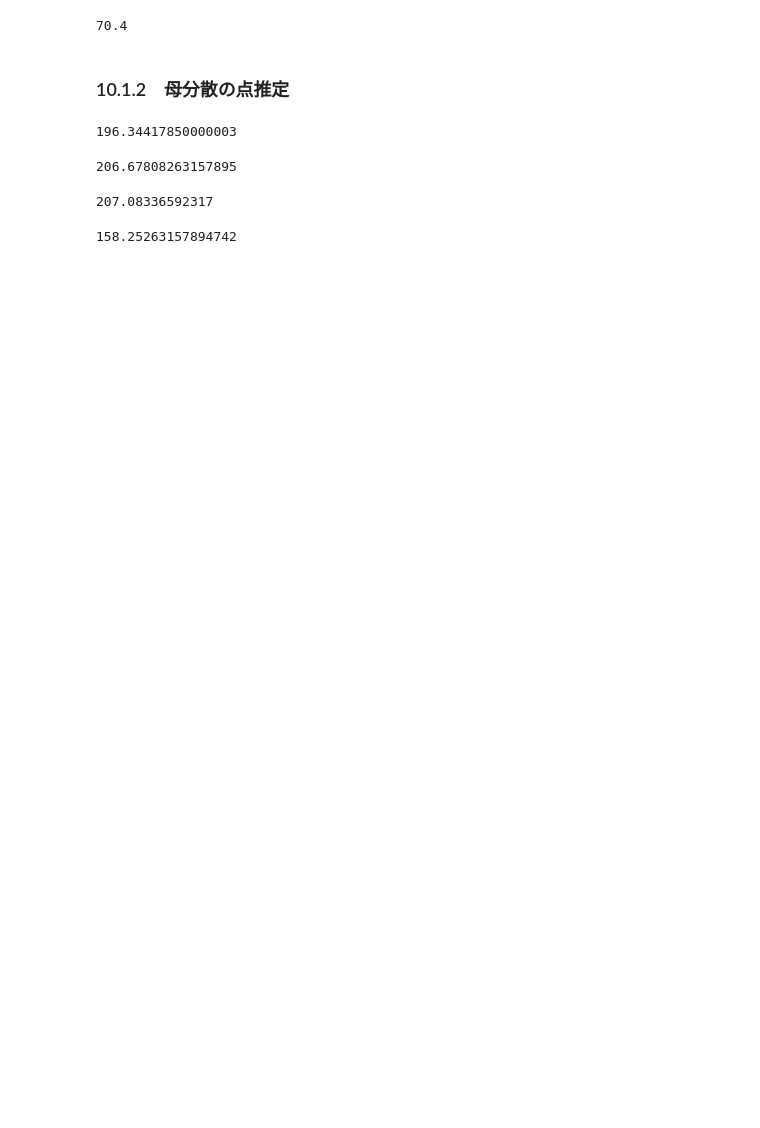
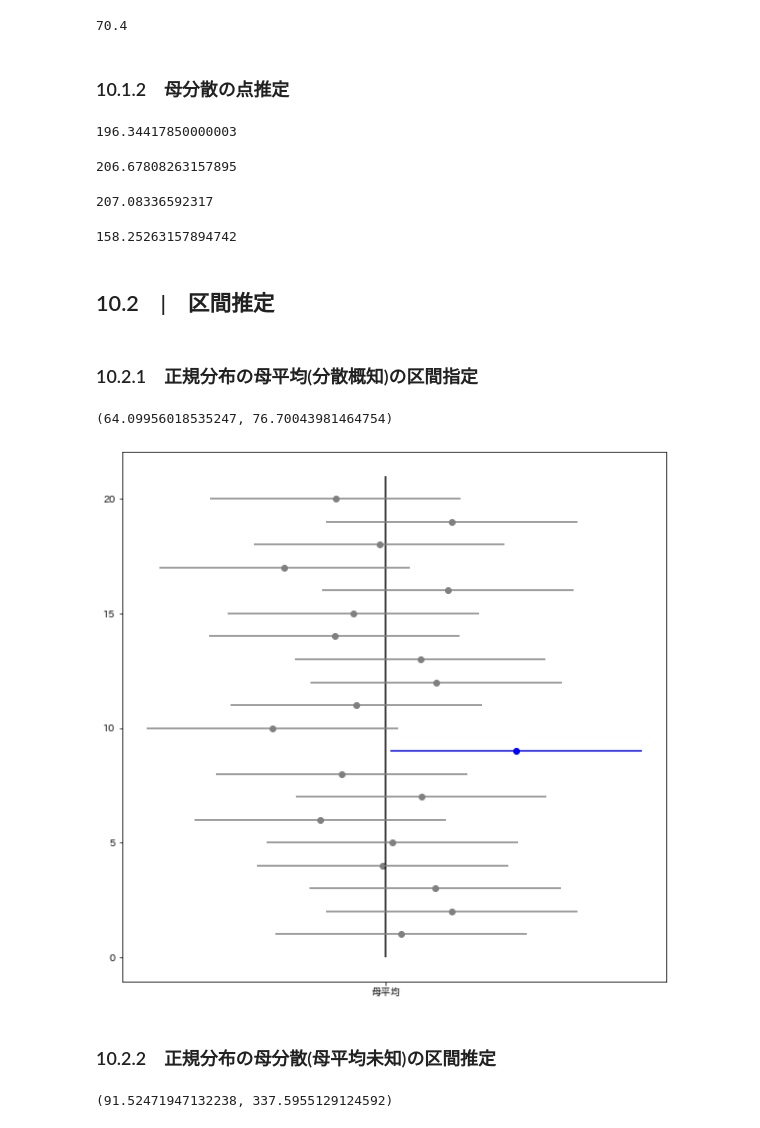
Before and after one commit to ChicChi120/Basic_Stat, a Jupyter notebook: ch10_first.ipynb, the cells around one changed output. Cells and saved outputs as stored; diff of their text form; code cells hidden in the pictures; blank space fills up the shorter version.

```diff
--- a/ch10_first.ipynb
+++ b/ch10_first.ipynb
@@ -79,3 +79,54 @@ u_var = np.var(sample, ddof=1)
 u_var
 # %% [output]
 158.25263157894742
+# %% [markdown]
+## 10.2　|　区間推定
+# %% [markdown]
+### 10.2.1　正規分布の母平均(分散概知)の区間指定
+# %%
+# 95% 信頼区間を求める
+
+rv = stats.norm()
+lcl = s_mean - rv.isf(0.025)*np.sqrt(p_var/n)
+ucl = s_mean - rv.isf(0.975)*np.sqrt(p_var/n)
+
+lcl, ucl
+# %% [output]
+(64.09956018535247, 76.70043981464754)
+# %%
+fig = plt.figure(figsize=(10, 10))
+ax = fig.add_subplot(111)
+
+rv = stats.norm()
+n_samples = 20
+ax.vlines(p_mean, 0, 21)
+
+for i in range(n_samples):
+    sample_ = samples[i]
+    s_mean_ = np.mean(sample_)
+    lcl = s_mean_ - rv.isf(0.025) * np.sqrt(p_var/n)
+    ucl = s_mean_ - rv.isf(0.975) * np.sqrt(p_var/n)
+    if lcl <= p_mean <= ucl:
+        ax.scatter(s_mean_, n_samples-i, color='gray')
+        ax.hlines(n_samples-i, lcl, ucl, color='gray')
+    else:
+        ax.scatter(s_mean_, n_samples-i, color='b')
+        ax.hlines(n_samples-i, lcl, ucl, color='b')
+ax.set_xticks([p_mean])
+ax.set_xticklabels(['母平均'])
+
+plt.show()
+# %% [output]
+[figure, added]
+# %% [markdown]
+### 10.2.2　正規分布の母分散(母平均未知)の区間推定
+# %%
+# 95% 信頼区間
+
+rv = stats.chi2(df=n-1)
+lcl = (n-1) * u_var / rv.isf(0.025)
+hcl = (n-1) * u_var / rv.isf(0.975)
+
+lcl, hcl
+# %% [output]
+(91.52471947132238, 337.5955129124592)
```
Also changed, not shown: parts of 13 cells of this notebook.
